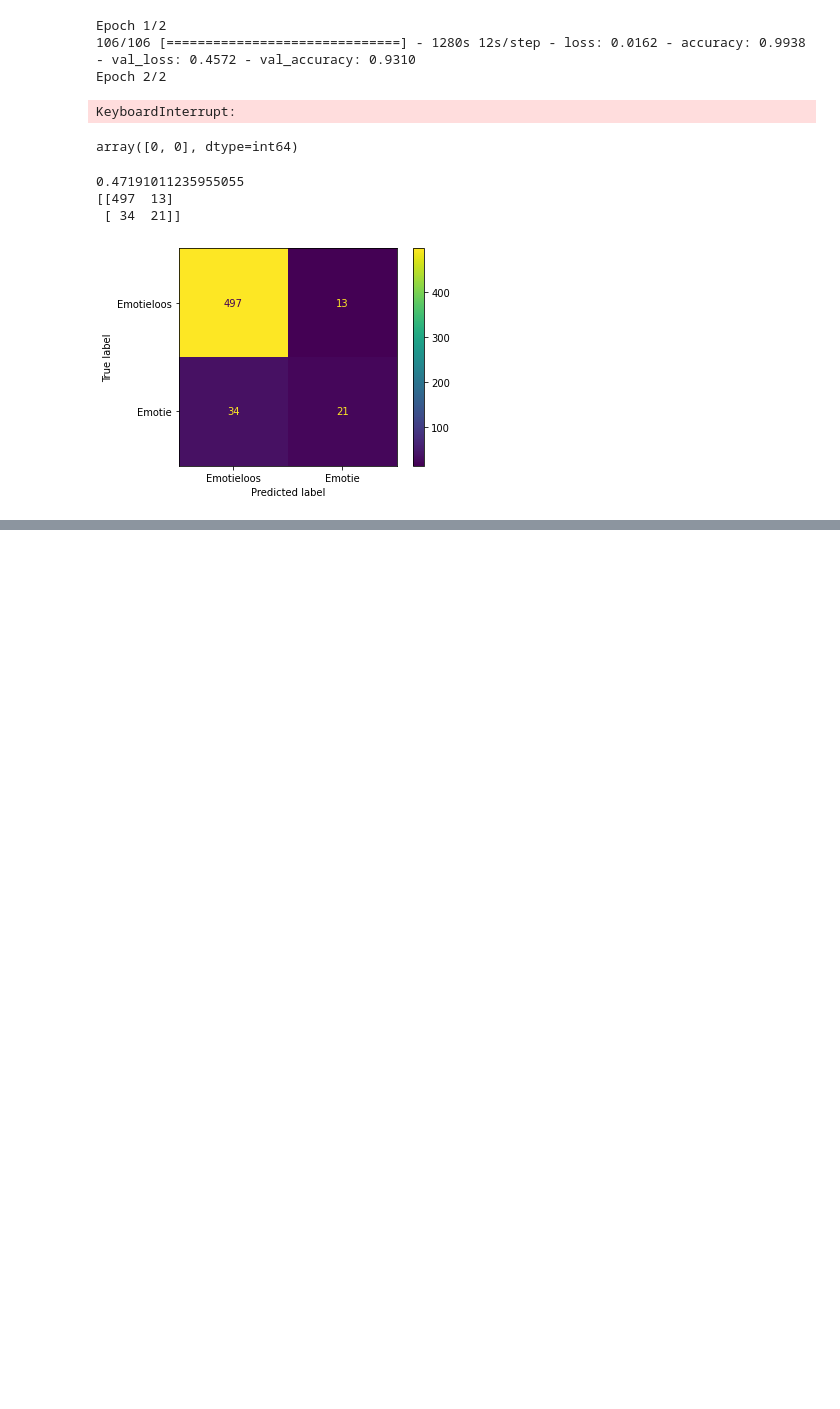
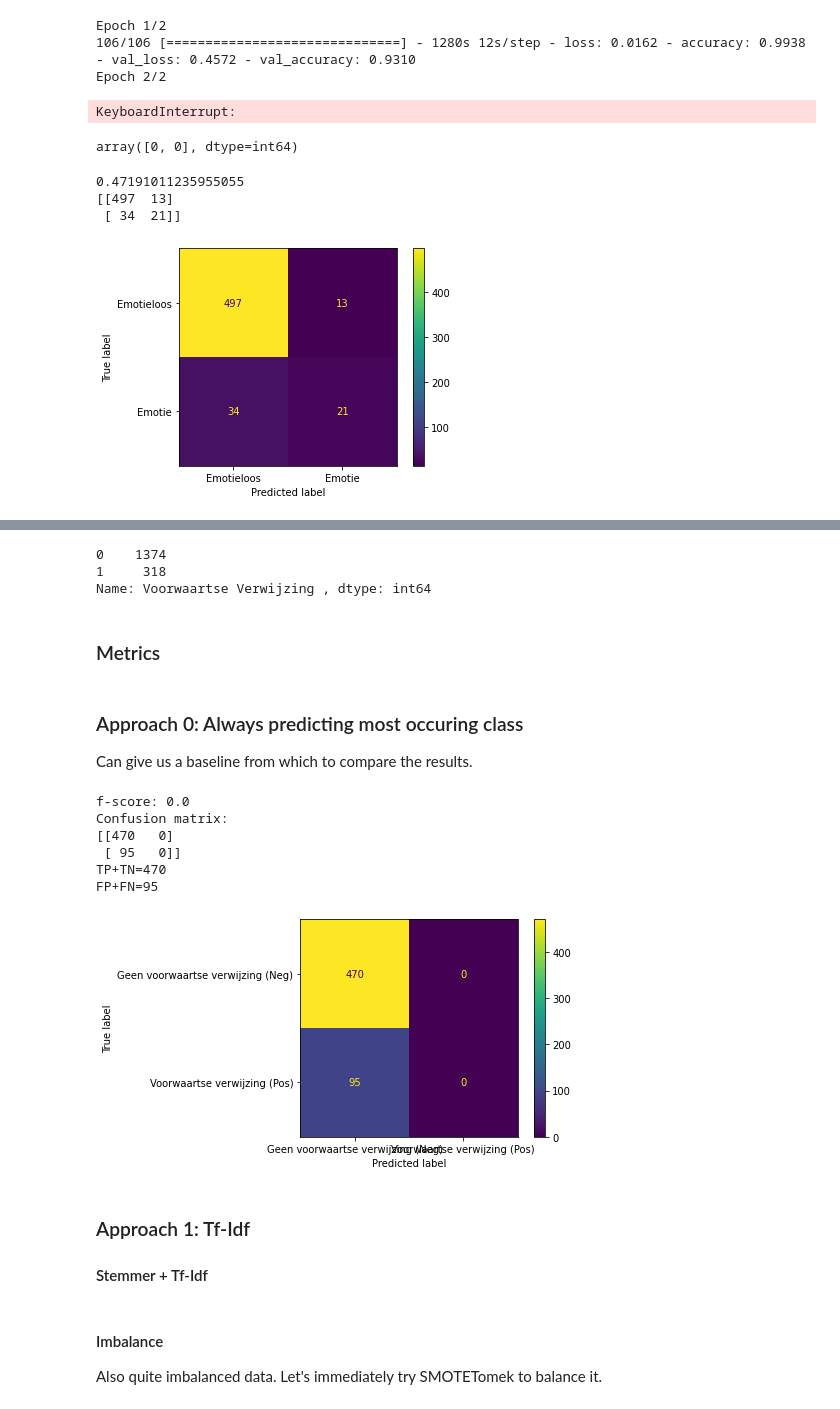
Before and after one commit to arnodeceuninck/news-headlines-research, a Jupyter notebook: 1 Label classification.ipynb, the cells around one changed output, grey strips where cells are left out. Drawn from its saved outputs; the diff is of its cells as text; code cells hidden in the pictures; blank space fills up the shorter version.

Commit message:
Voorwaartse verwijzingen + signaalwoorden

```diff
--- a/1 Label classification.ipynb
+++ b/1 Label classification.ipynb
@@ -1601,0 +1610,45 @@ confusion_matrix(valid_y, predictions)
+# %%
+import pandas as pd
+from sklearn import model_selection
+df = pd.read_excel('headline-data/Dataverwerking.xlsx', sheet_name='Verwerking')
+train_x, valid_x, train_y, valid_y = model_selection.train_test_split(df['Headline '], df['Voorwaartse Verwijzing '])
+# %%
+train_y.value_counts()
+# %% [output]
+0    1374
+1     318
+Name: Voorwaartse Verwijzing , dtype: int64
+# %% [markdown]
+### Metrics
+# %%
+from sklearn import metrics
+def evaluate(target, predicted):
+    display_labels = ['Geen voorwaartse verwijzing (Neg)', 'Voorwaartse verwijzing (Pos)']
+
+    cm = metrics.confusion_matrix(target, predicted)
+    f1 = metrics.f1_score(target, predicted)
+
+    print(f"f-score: {f1}")
+    print(f"Confusion matrix: \n{cm}")
+    print(f"TP+TN={cm[0,0]+cm[1,1]}")
+    print(f"FP+FN={cm[0,1]+cm[1,0]}")
+    metrics.ConfusionMatrixDisplay(confusion_matrix=cm, display_labels=display_labels).plot()
+# %% [markdown]
+### Approach 0: Always predicting most occuring class
+Can give us a baseline from which to compare the results.
+# %%
+import numpy as np
+most_occuring = np.bincount(train_y).argmax()
+predictions = np.full(len(valid_y), most_occuring)
+evaluate(valid_y, predictions)
+# %% [output]
+f-score: 0.0
+Confusion matrix:
+[[470   0]
+ [ 95   0]]
+TP+TN=470
+FP+FN=95
+[figure, added]
+# %% [markdown]
+### Approach  1: Tf-Idf
+#### Stemmer + Tf-Idf
@@ -1601,0 +1667,3 @@ confusion_matrix(valid_y, predictions)
+# %% [markdown]
+#### Imbalance
+Also quite imbalanced data. Let's immediately try SMOTETomek to balance it.
```
Also changed, not shown: parts of 30 cells of this notebook.
